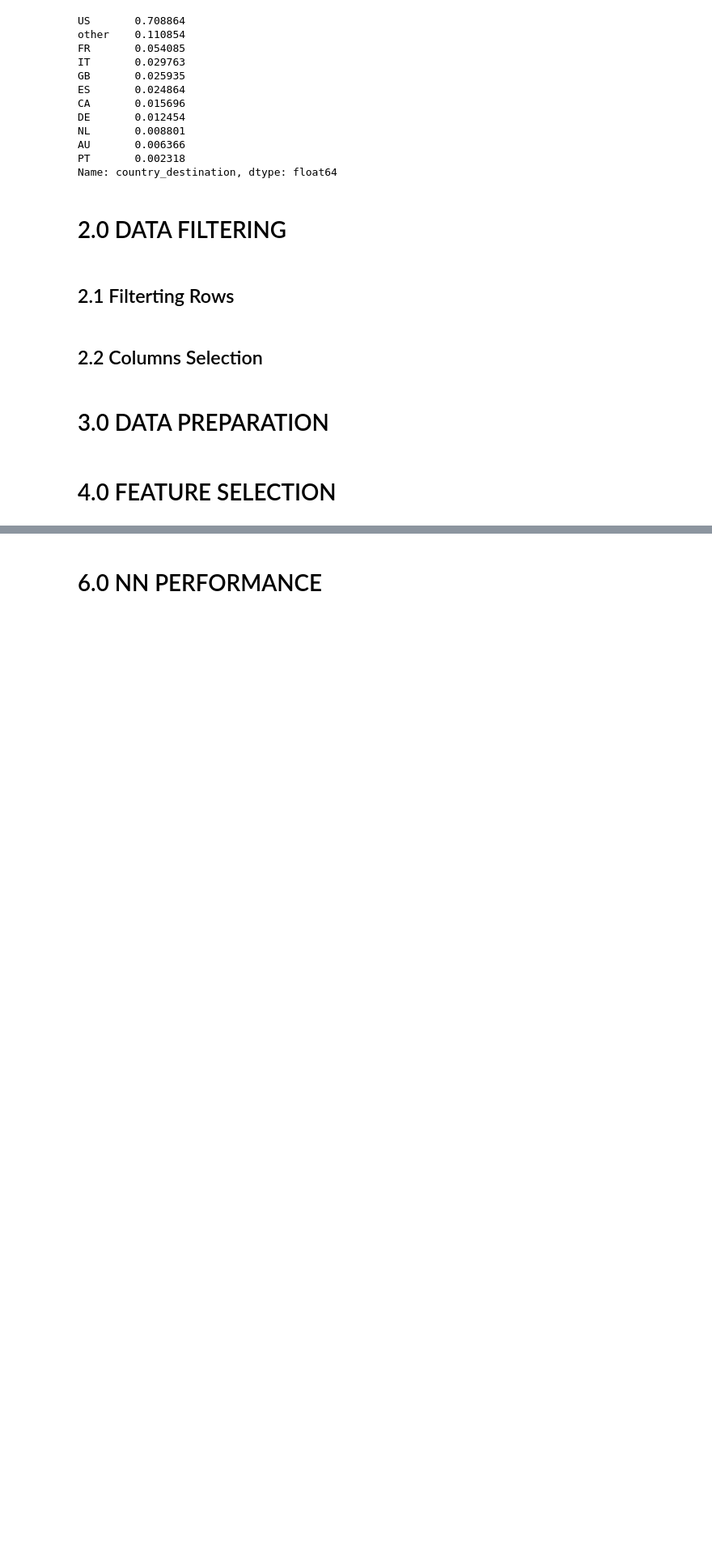
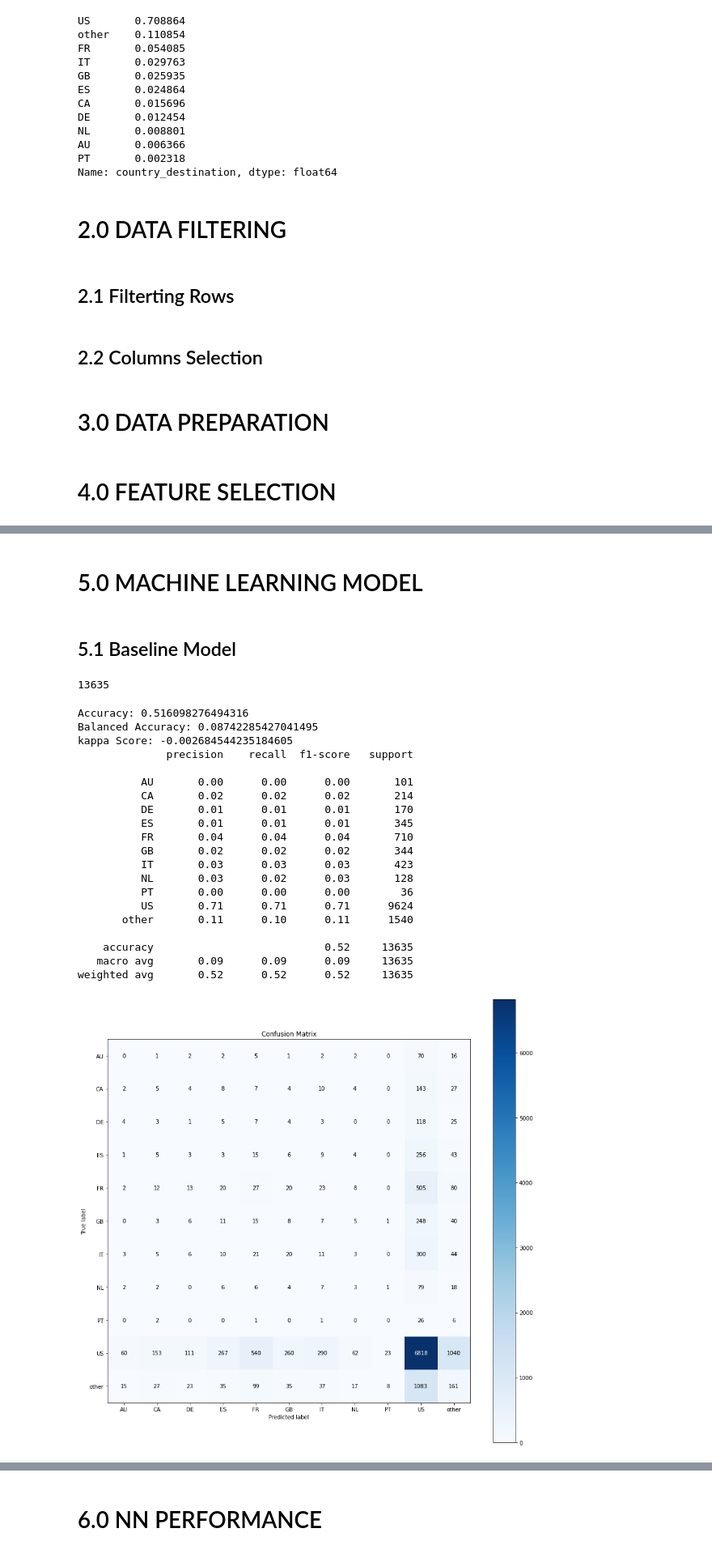
Before and after one commit to borgesds/Airbnb_Predict_First_Booking, a Jupyter notebook: m2_cicle01_end_to_end_v1.ipynb, the cells around one changed output, grey strips where cells are left out. Shown at 81% size. Saved outputs shown, nothing was run; the diff lists cells and outputs as text; code cells hidden in the pictures; blank space fills up the shorter version.

Commit message:
up baseline model

```diff
--- a/m2_cicle01_end_to_end_v1.ipynb
+++ b/m2_cicle01_end_to_end_v1.ipynb
@@ -228,6 +227,63 @@ y = df4['country_destination'].copy()
 # %%
 # Split dataset into training and test
 X_train, X_test, y_train, y_test = ms.train_test_split(X, y, test_size=0.2, random_state=32)
+# %% [markdown]
+# 5.0 MACHINE LEARNING MODEL
 # %%
 x_train = X_train.drop('id', axis=1)
 x_test = X_test.drop('id', axis=1)
+# %% [markdown]
+## 5.1 Baseline Model
+# %%
+country_destination_list = df1['country_destination'].drop_duplicates().sort_values().tolist()
+
+k_num = y_test.shape[0]
+
+country_destination_weights = df1['country_destination'].value_counts(normalize=True).sort_index().tolist()
+
+yhat_random = random.choices(population=country_destination_list,
+                             weights=country_destination_weights,
+                             k=k_num)
+len(yhat_random)
+# %% [output]
+13635
+# %%
+# accuracy
+acc_random = m.accuracy_score(y_test_nn, yhat_random)
+print('Accuracy: {}'.format(acc_random))
+
+# balanced accuracy
+balanced_acc_random = m.balanced_accuracy_score(y_test_nn, yhat_random)
+print('Balanced Accuracy: {}'.format(balanced_acc_random))
+
+# kappa metrics
+kappa_random = m.cohen_kappa_score(y_test_nn, yhat_random)
+print('kappa Score: {}'.format(kappa_random))
+
+# classification report
+print(m.classification_report(y_test_nn, yhat_random))
+
+# confusion matrix
+mt.plot_confusion_matrix(y_test_nn, yhat_random, normalize=False, figsize=(15, 15));
+# %% [output]
+Accuracy: 0.516098276494316
+Balanced Accuracy: 0.08742285427041495
+kappa Score: -0.002684544235184605
+              precision    recall  f1-score   support
+
+          AU       0.00      0.00      0.00       101
+          CA       0.02      0.02      0.02       214
+          DE       0.01      0.01      0.01       170
+          ES       0.01      0.01      0.01       345
+          FR       0.04      0.04      0.04       710
+          GB       0.02      0.02      0.02       344
+          IT       0.03      0.03      0.03       423
+          NL       0.03      0.02      0.03       128
+          PT       0.00      0.00      0.00        36
+          US       0.71      0.71      0.71      9624
+       other       0.11      0.10      0.11      1540
+
+    accuracy                           0.52     13635
+   macro avg       0.09      0.09      0.09     13635
+weighted avg       0.52      0.52      0.52     13635
+[figure, added]
```
Also changed, not shown: parts of 5 cells of this notebook.
